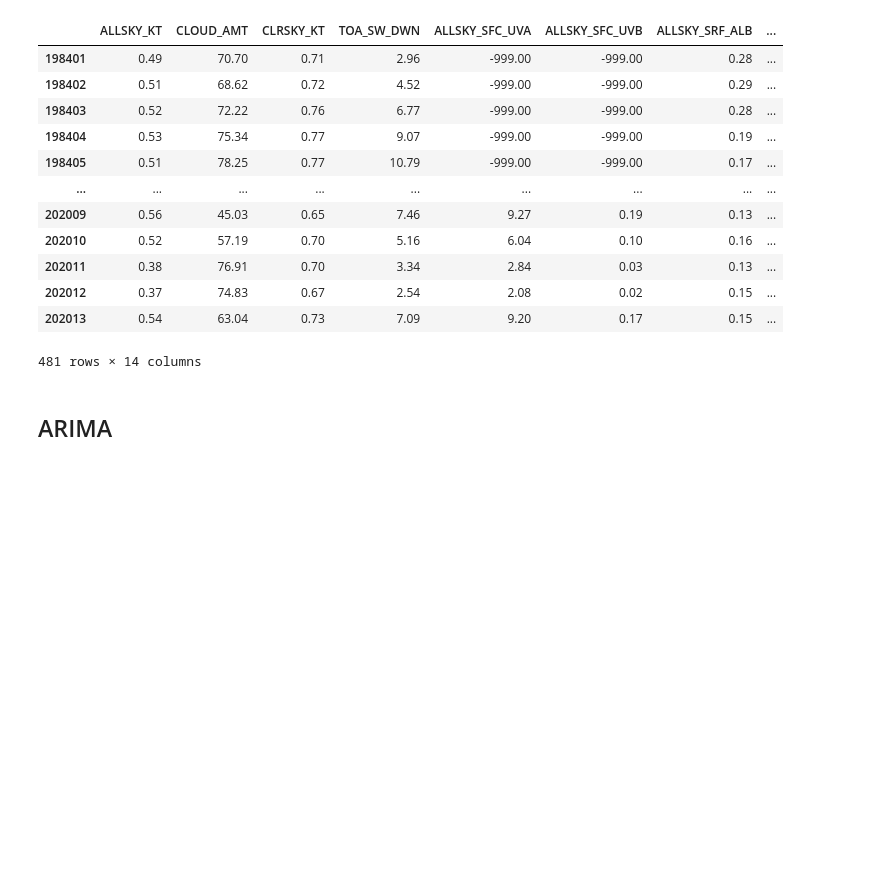
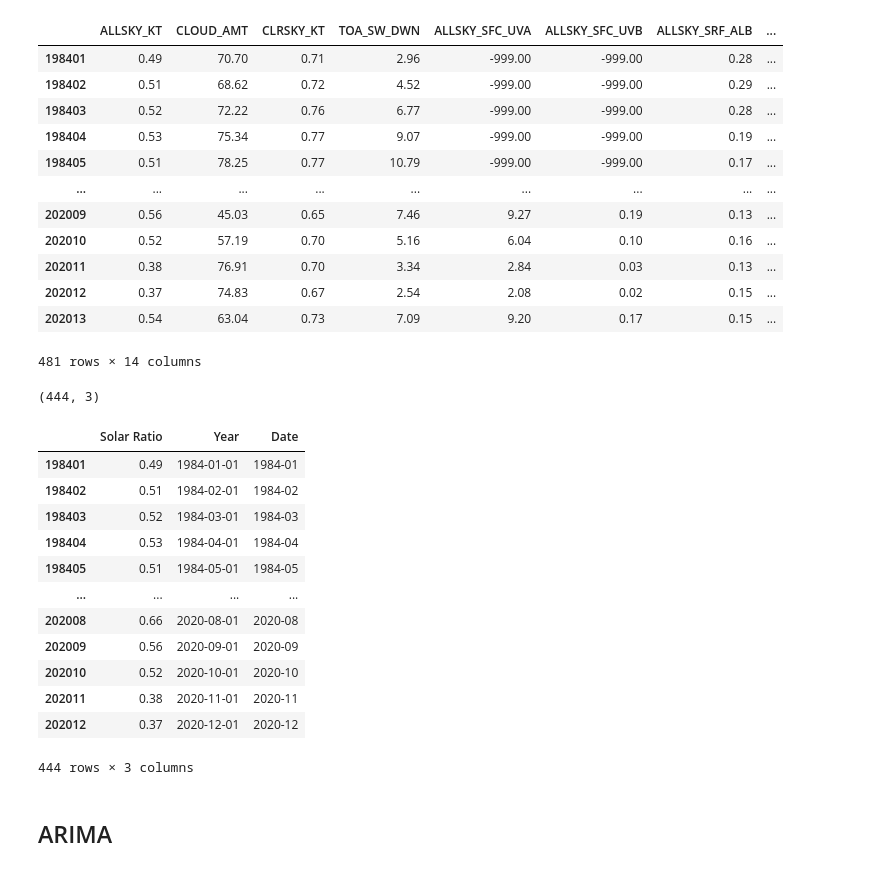
Before and after one commit to Solar-Wind-ML-DIRECT-2022-Project/2022-Project-Repo, a Jupyter notebook: SERF/Plotly.ipynb, the cells around one changed output. Drawn from its saved outputs; the diff is of its cells as text; code cells hidden in the pictures; blank space fills up the shorter version.

```diff
--- a/SERF/Plotly.ipynb
+++ b/SERF/Plotly.ipynb
@@ -37,3 +45,36 @@ Idf1
+# %%
+# Getting time stamp for each data point
+
+def append(dfseries):
+    dfseries = dfseries[:4] + '-' + dfseries[4:]
+    return dfseries
+
+# Creating a column with the time data
+
+allsky['Date'] = allsky.index
+allsky['Date'] = allsky['Date'].apply(append)
+
+# Creating a column called 'Year'
+# Use this column for Plotly
+
+allsky['Year'] = allsky.index
+allsky['Year'] = pd.to_datetime(allsky['Date'])
+allsky
+# %% [output]
+(444, 3)
+|  | Solar Ratio | Year | Date |
+| 198401 | 0.49 | 1984-01-01 | 1984-01 |
+| 198402 | 0.51 | 1984-02-01 | 1984-02 |
+| 198403 | 0.52 | 1984-03-01 | 1984-03 |
+| 198404 | 0.53 | 1984-04-01 | 1984-04 |
+| 198405 | 0.51 | 1984-05-01 | 1984-05 |
+| ... | ... | ... | ... |
+| 202008 | 0.66 | 2020-08-01 | 2020-08 |
+| 202009 | 0.56 | 2020-09-01 | 2020-09 |
+| 202010 | 0.52 | 2020-10-01 | 2020-10 |
+| 202011 | 0.38 | 2020-11-01 | 2020-11 |
+| 202012 | 0.37 | 2020-12-01 | 2020-12 |
+444 rows × 3 columns
 # %% [markdown]
 ## ARIMA
 # %%
```
Also changed, not shown: parts of 6 cells of this notebook.
